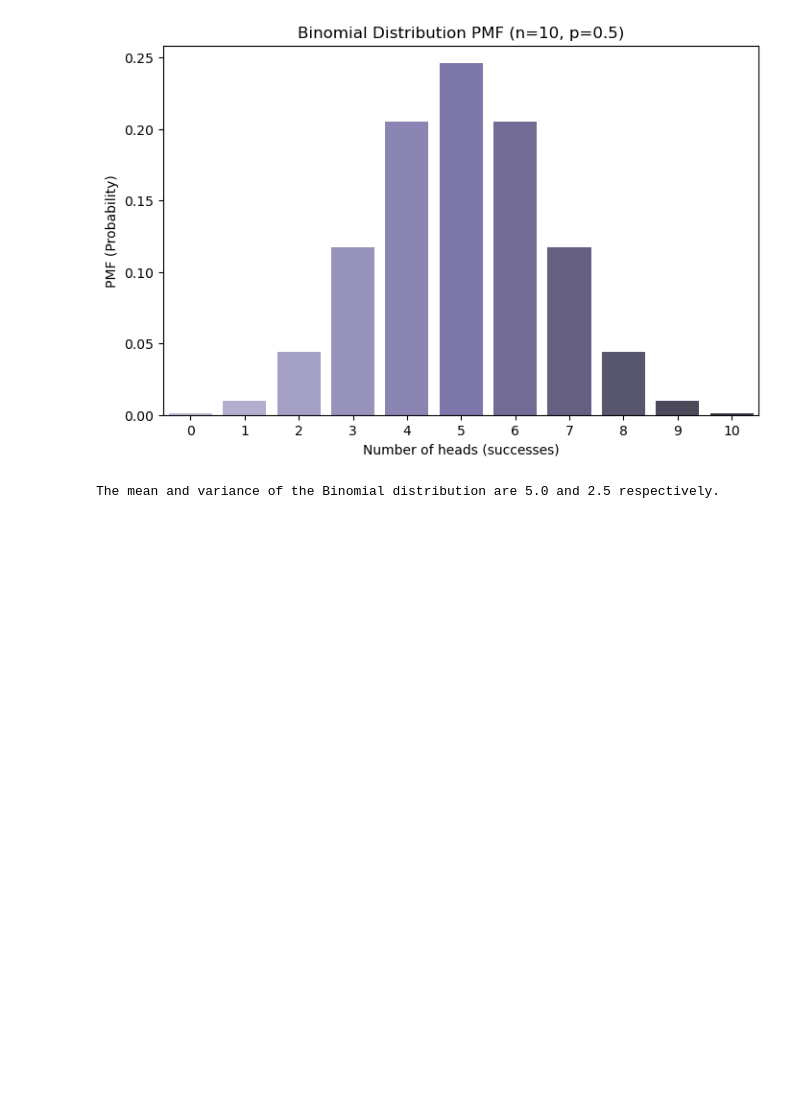
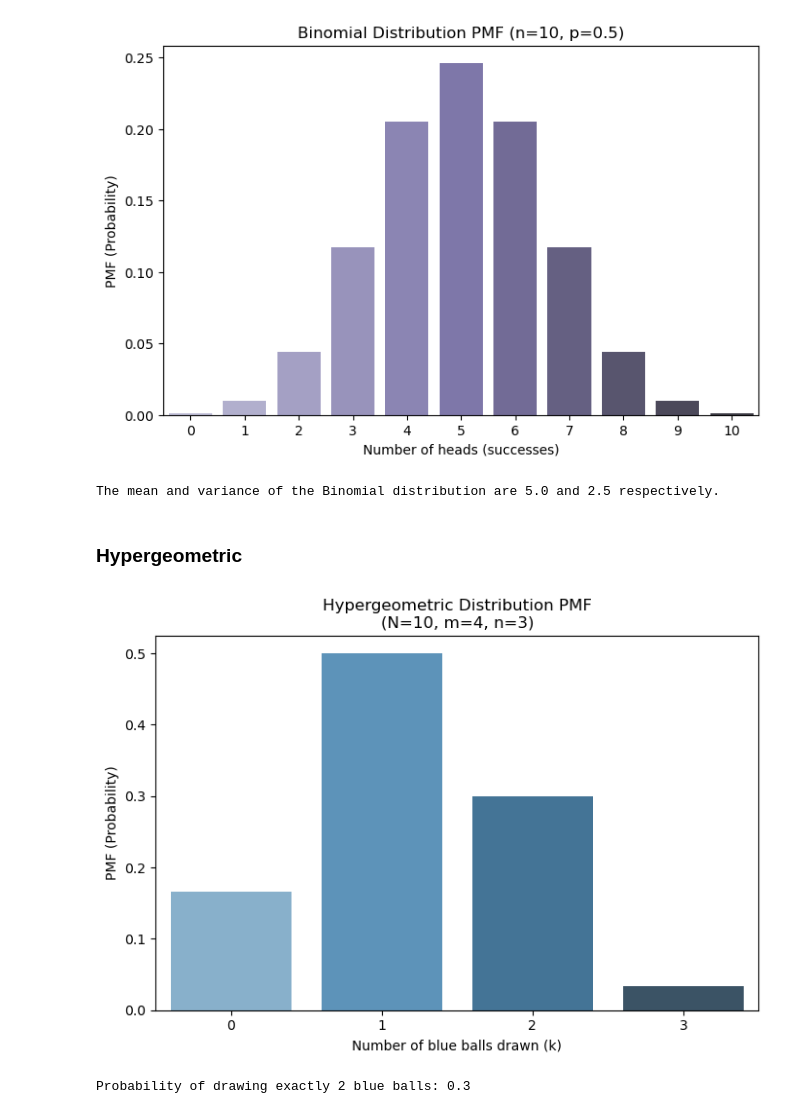
Before and after one commit to dusan-zdravkovic/Exam-P-Programs, a Jupyter notebook: discrete_distributions.ipynb, the cells around one changed output. Saved outputs shown, nothing was run; the diff lists cells and outputs as text; code cells hidden in the pictures; blank space fills up the shorter version.

Commit message:
added hypergeometric and geometric

```diff
--- a/discrete_distributions.ipynb
+++ b/discrete_distributions.ipynb
@@ -98,3 +98,31 @@ print(f"The mean and variance of the Binomial distribution are {mean} and {varia
 # %% [output]
 [figure]
 The mean and variance of the Binomial distribution are 5.0 and 2.5 respectively.
+# %% [markdown]
+### Hypergeometric
+# %%
+from scipy.stats import hypergeom
+
+# Parameters for the hypergeometric distribution
+N = 10  # Total number of balls (4 blue + 6 green)
+m = 4   # Number of blue balls (successes in population)
+n = 3   # Number of balls drawn (sample size)
+k_values = np.arange(0, n + 1)  # Possible number of blue balls drawn
+
+# Calculate the PMF (probability mass function)
+pmf = hypergeom.pmf(k_values, N, m, n)
+
+# Plot the PMF using seaborn
+plt.figure(figsize=(8, 5))
+sns.barplot(x=k_values, y=pmf, palette="Blues_d")
+plt.title(f"Hypergeometric Distribution PMF\n(N={N}, m={m}, n={n})")
+plt.xlabel("Number of blue balls drawn (k)")
+plt.ylabel("PMF (Probability)")
+plt.show()
+
+# Specific probability: P(X = 2) where we draw exactly 2 blue balls
+prob_2_blue = hypergeom.pmf(2, N, m, n)
+print(f"Probability of drawing exactly 2 blue balls: {prob_2_blue}")
+# %% [output]
+[figure, added]
+Probability of drawing exactly 2 blue balls: 0.3
```
Also changed, not shown: parts of 1 cell of this notebook.
